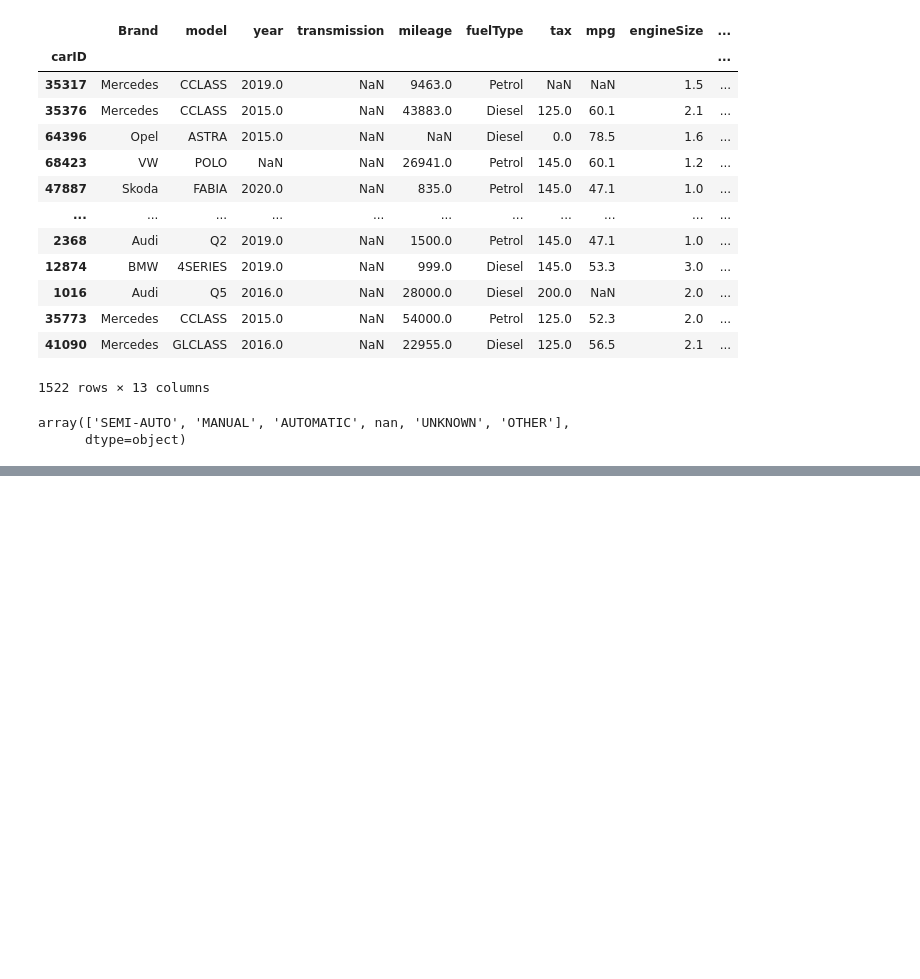
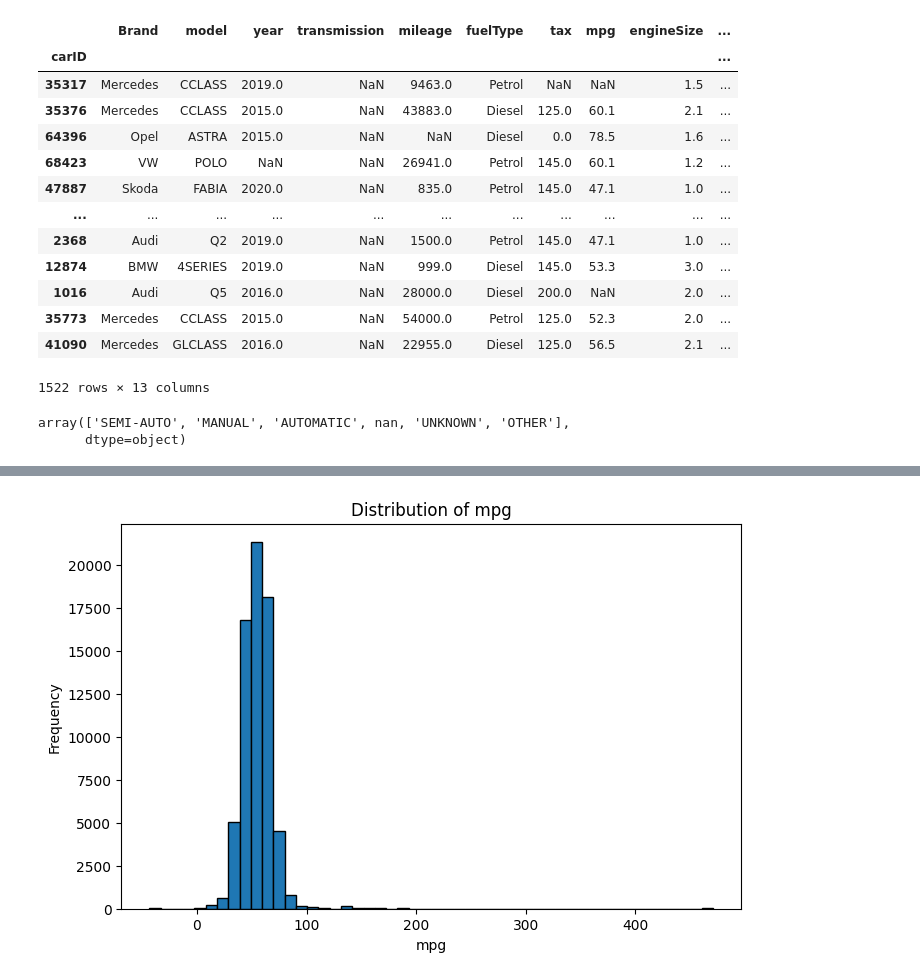
Before and after one commit to rmmandrade/ml2526, a Jupyter notebook: francisco.ipynb, the cells around one changed output, grey strips where cells are left out. Cells and saved outputs as stored; diff of their text form; code cells hidden in the pictures; blank space fills up the shorter version.

```diff
--- a/francisco.ipynb
+++ b/francisco.ipynb
@@ -734,0 +1014,10 @@ plt.show()
+# %%
+plt.figure(figsize=(8, 5))
+plt.hist(df["mpg"].dropna(), bins=50, edgecolor="black")
+plt.title("Distribution of mpg")
+plt.xlabel("mpg")
+plt.ylabel("Frequency")
+plt.show()
+#FIXE
+# %% [output]
+[figure, added]
```
Also changed, not shown: parts of 50 cells of this notebook.
